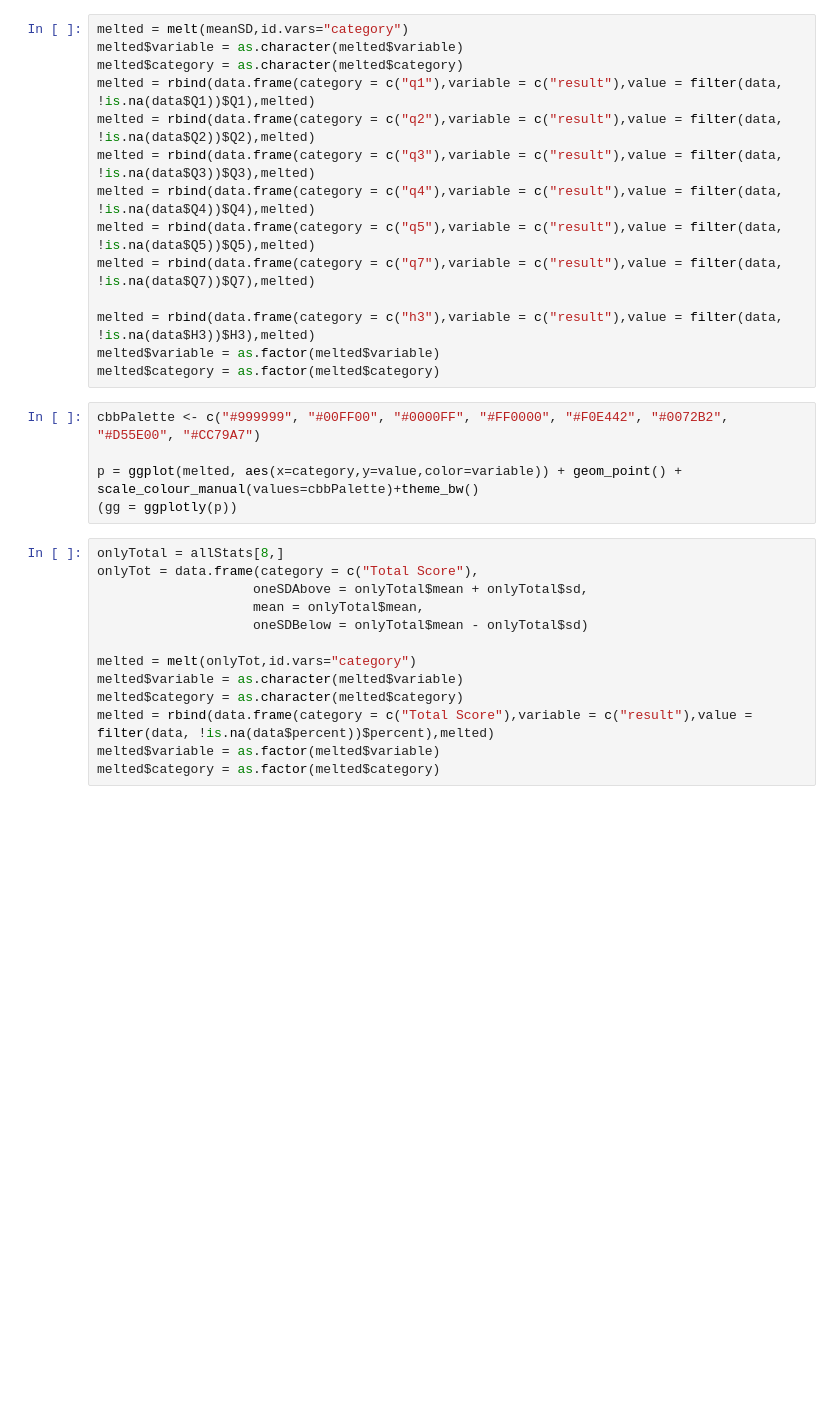
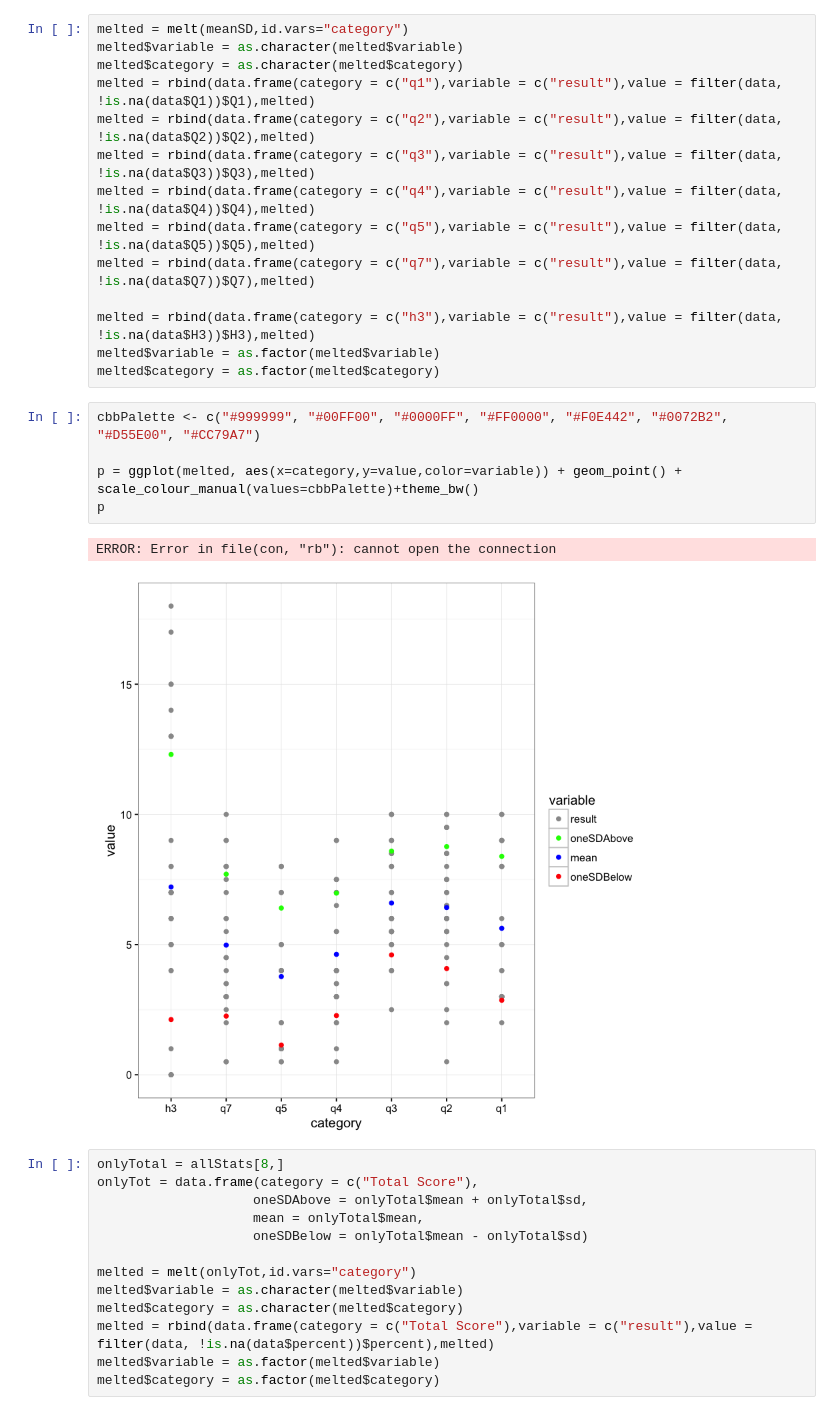
Before and after one commit to brandondsherman/midApril140Grades, a Jupyter notebook: explorationsPart2.ipynb, the cells around one changed output. Cells and saved outputs as stored; diff of their text form; blank space fills up the shorter version.

```diff
--- a/explorationsPart2.ipynb
+++ b/explorationsPart2.ipynb
@@ -167,8 +169,11 @@ melted$category = as.factor(melted$category)
 # %%
 cbbPalette <- c("#999999", "#00FF00", "#0000FF", "#FF0000", "#F0E442", "#0072B2", "#D55E00", "#CC79A7")
 
 p = ggplot(melted, aes(x=category,y=value,color=variable)) + geom_point() + scale_colour_manual(values=cbbPalette)+theme_bw()
-(gg = ggplotly(p))
+p
+# %% [output]
+ERROR: Error in file(con, "rb"): cannot open the connection
+[figure, added]
 # %%
 onlyTotal = allStats[8,]
 onlyTot = data.frame(category = c("Total Score"),
```
Also changed, not shown: parts of 6 cells of this notebook.
